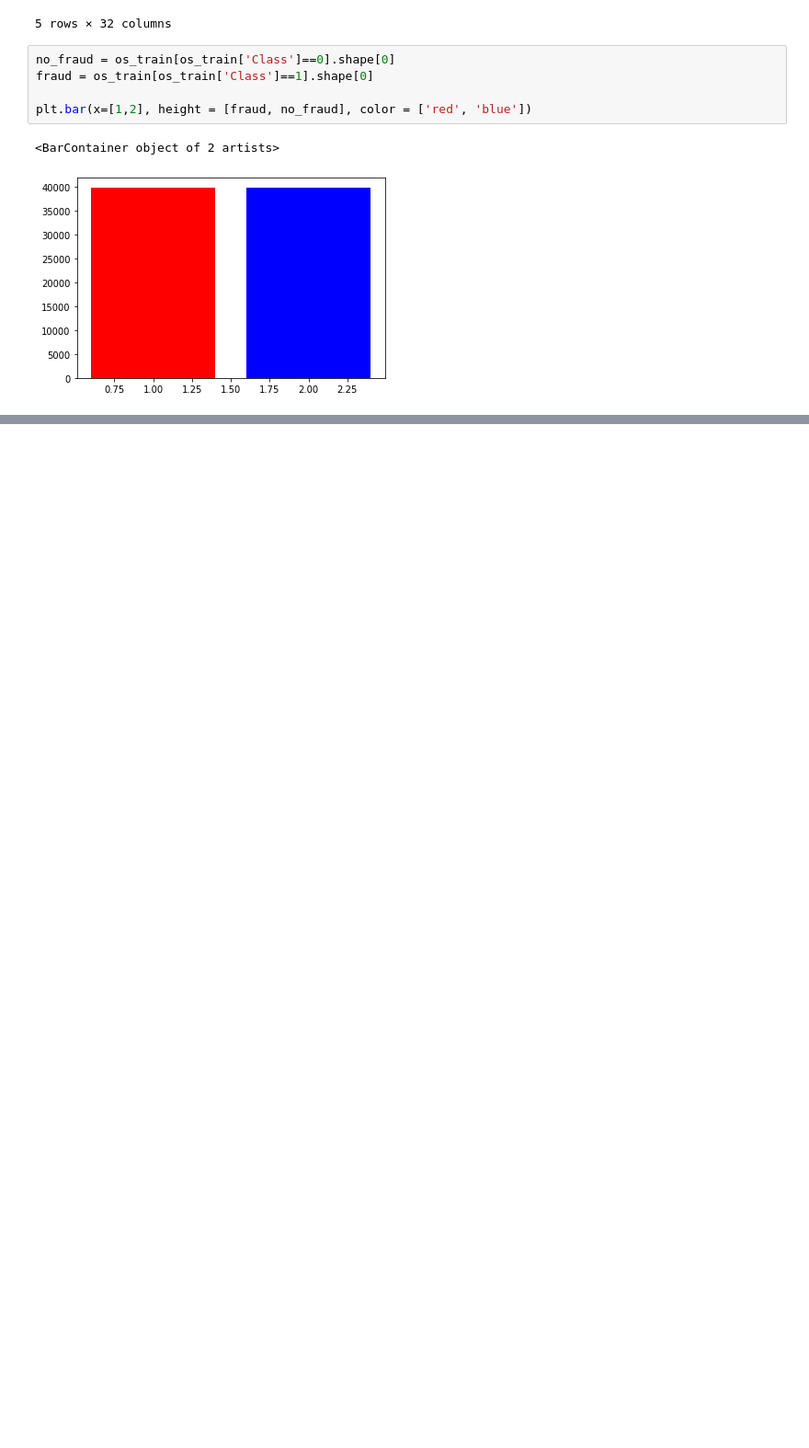
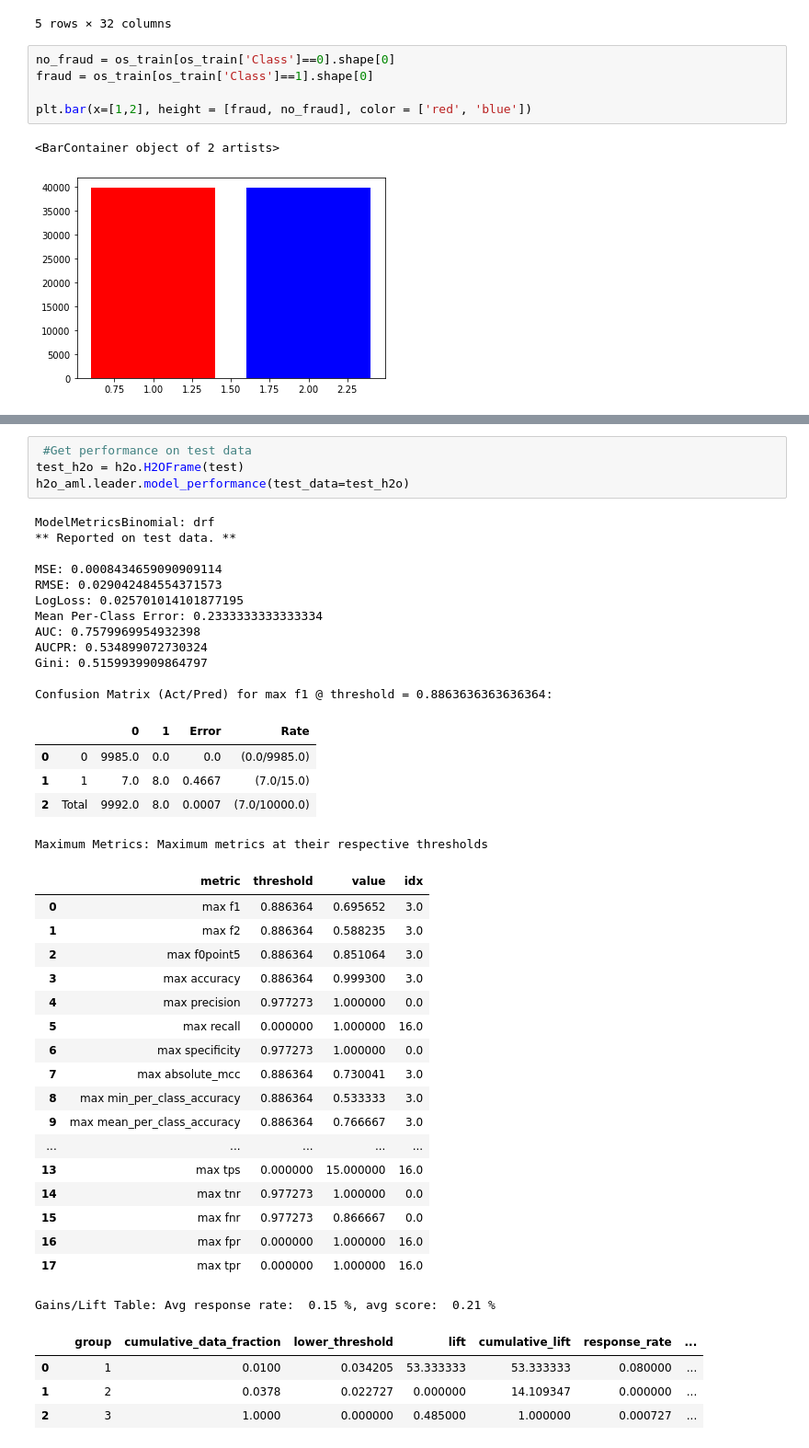
Before and after one commit to tthien92/Fraud_data_autoML, a Jupyter notebook: Fraud Detection with AutoML.ipynb, the cells around one changed output, grey strips where cells are left out. Shown at 92% size. Drawn from its saved outputs; the diff is of its cells as text; blank space fills up the shorter version.

```diff
--- a/Fraud Detection with AutoML.ipynb
+++ b/Fraud Detection with AutoML.ipynb
@@ -161,0 +335,44 @@ plt.bar(x=[1,2], height = [fraud, no_fraud], color = ['red', 'blue'])
+# %%
+ #Get performance on test data
+test_h2o = h2o.H2OFrame(test)
+h2o_aml.leader.model_performance(test_data=test_h2o)
+# %% [output]
+ModelMetricsBinomial: drf
+** Reported on test data. **
+
+MSE: 0.0008434659090909114
+RMSE: 0.029042484554371573
+LogLoss: 0.025701014101877195
+Mean Per-Class Error: 0.2333333333333334
+AUC: 0.7579969954932398
+AUCPR: 0.534899072730324
+Gini: 0.5159939909864797
+
+Confusion Matrix (Act/Pred) for max f1 @ threshold = 0.8863636363636364:
+|  |  | 0 | 1 | Error | Rate |
+| 0 | 0 | 9985.0 | 0.0 | 0.0 | (0.0/9985.0) |
+| 1 | 1 | 7.0 | 8.0 | 0.4667 | (7.0/15.0) |
+| 2 | Total | 9992.0 | 8.0 | 0.0007 | (7.0/10000.0) |
+Maximum Metrics: Maximum metrics at their respective thresholds
+|  | metric | threshold | value | idx |
+| 0 | max f1 | 0.886364 | 0.695652 | 3.0 |
+| 1 | max f2 | 0.886364 | 0.588235 | 3.0 |
+| 2 | max f0point5 | 0.886364 | 0.851064 | 3.0 |
+| 3 | max accuracy | 0.886364 | 0.999300 | 3.0 |
+| 4 | max precision | 0.977273 | 1.000000 | 0.0 |
+| 5 | max recall | 0.000000 | 1.000000 | 16.0 |
+| 6 | max specificity | 0.977273 | 1.000000 | 0.0 |
+| 7 | max absolute_mcc | 0.886364 | 0.730041 | 3.0 |
+| 8 | max min_per_class_accuracy | 0.886364 | 0.533333 | 3.0 |
+| 9 | max mean_per_class_accuracy | 0.886364 | 0.766667 | 3.0 |
+| ... | ... | ... | ... | ... |
+| 13 | max tps | 0.000000 | 15.000000 | 16.0 |
+| 14 | max tnr | 0.977273 | 1.000000 | 0.0 |
+| 15 | max fnr | 0.977273 | 0.866667 | 0.0 |
+| 16 | max fpr | 0.000000 | 1.000000 | 16.0 |
+| 17 | max tpr | 0.000000 | 1.000000 | 16.0 |
+Gains/Lift Table: Avg response rate:  0.15 %, avg score:  0.21 %
+|  |  | group | cumulative_data_fraction | lower_threshold | lift | cumulative_lift | response_rate | ... |
+| 0 |  | 1 | 0.0100 | 0.034205 | 53.333333 | 53.333333 | 0.080000 | ... |
+| 1 |  | 2 | 0.0378 | 0.022727 | 0.000000 | 14.109347 | 0.000000 | ... |
+| 2 |  | 3 | 1.0000 | 0.000000 | 0.485000 | 1.000000 | 0.000727 | ... |
```
Also changed, not shown: parts of 4 cells of this notebook.
